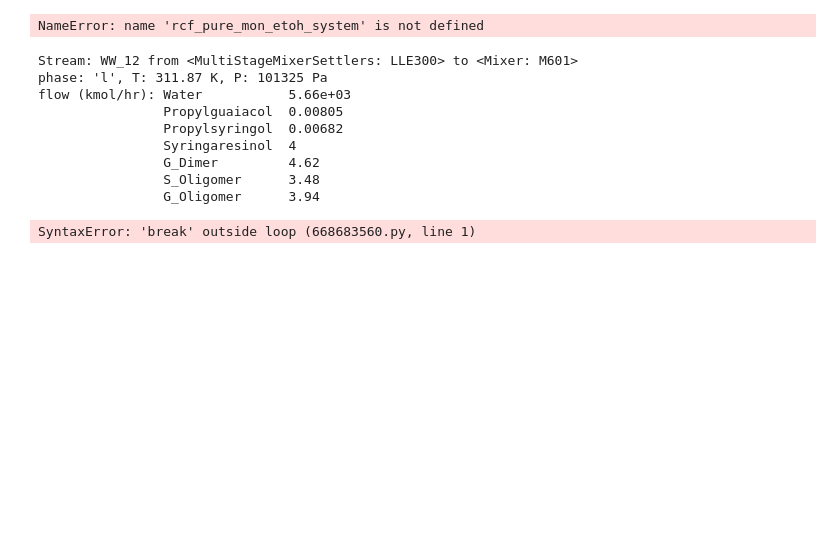
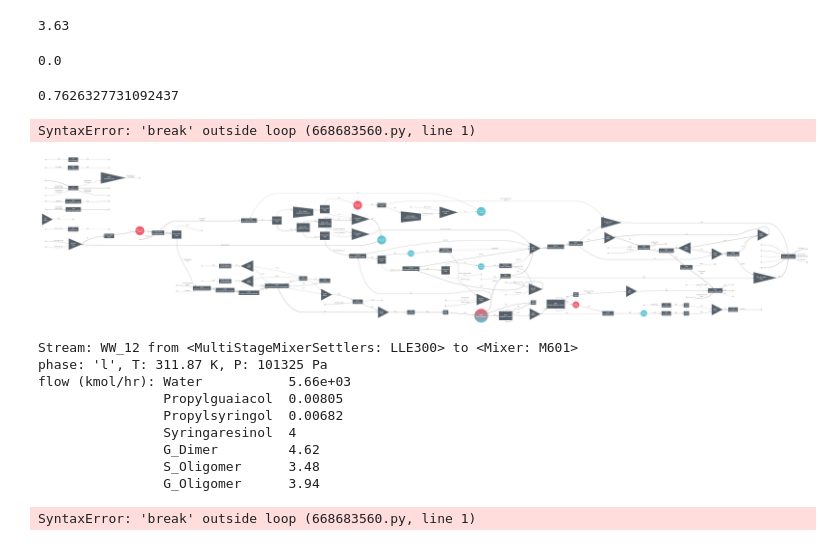
Before and after one commit to H-Wadgama/belt, a Jupyter notebook: lignin_saf/zimbabwe.ipynb, the cells around one changed output. Cells and saved outputs as stored; diff of their text form; code cells hidden in the pictures; blank space fills up the shorter version.

Commit message:
added monomer price to  rcf monomers with etoh+etj system

```diff
--- a/lignin_saf/zimbabwe.ipynb
+++ b/lignin_saf/zimbabwe.ipynb
@@ -101,3 +100,7 @@ F.RD.price
+# %%
+F.MON_MONOMERS_OUT.price
+# %% [output]
+3.63
 # %%
 import thermosteam as tmo
 #  Code just to increase the number of display units for the various components
@@ -105,10 +108,22 @@ tmo.Stream.display_units.N = 40       # Increasing number of display units to se
 tmo.MultiStream.display_units.N = 40
 bst.Stream.display_units.N = 40       # Increasing number of display units to see all components of streams
 bst.MultiStream.display_units.N = 40
+# %%
+F.RN.price
+# %% [output]
+0.0
+# %%
+F.Hexane_In.price
+# %% [output]
+0.7626327731092437
+# %%
+break
+# %% [output]
+SyntaxError: 'break' outside loop (668683560.py, line 1)
 # %%
-rcf_pure_mon_etoh_etj_system
+rcf_pure_mon_etoh_system.diagram(format = 'png')
 # %% [output]
-NameError: name 'rcf_pure_mon_etoh_system' is not defined
+[figure, added]
 # %%
 F.WW_12
 # %% [output]
```
Also changed, not shown: parts of 3 cells of this notebook, 1 other file.
